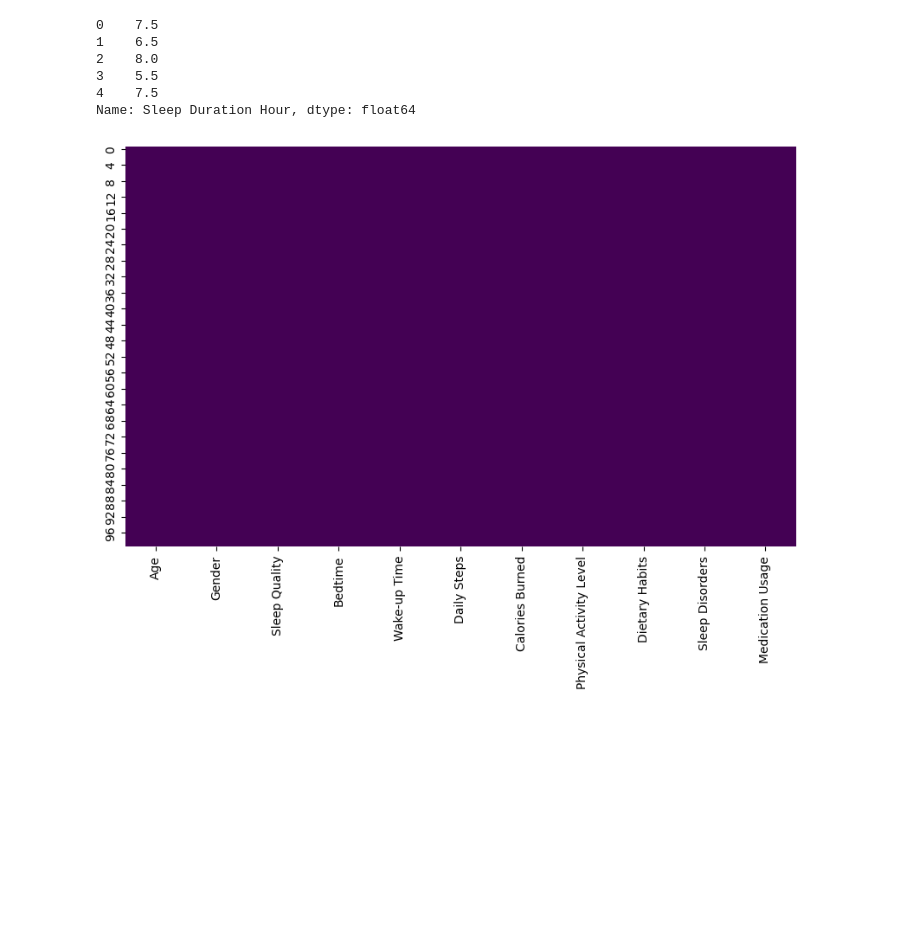
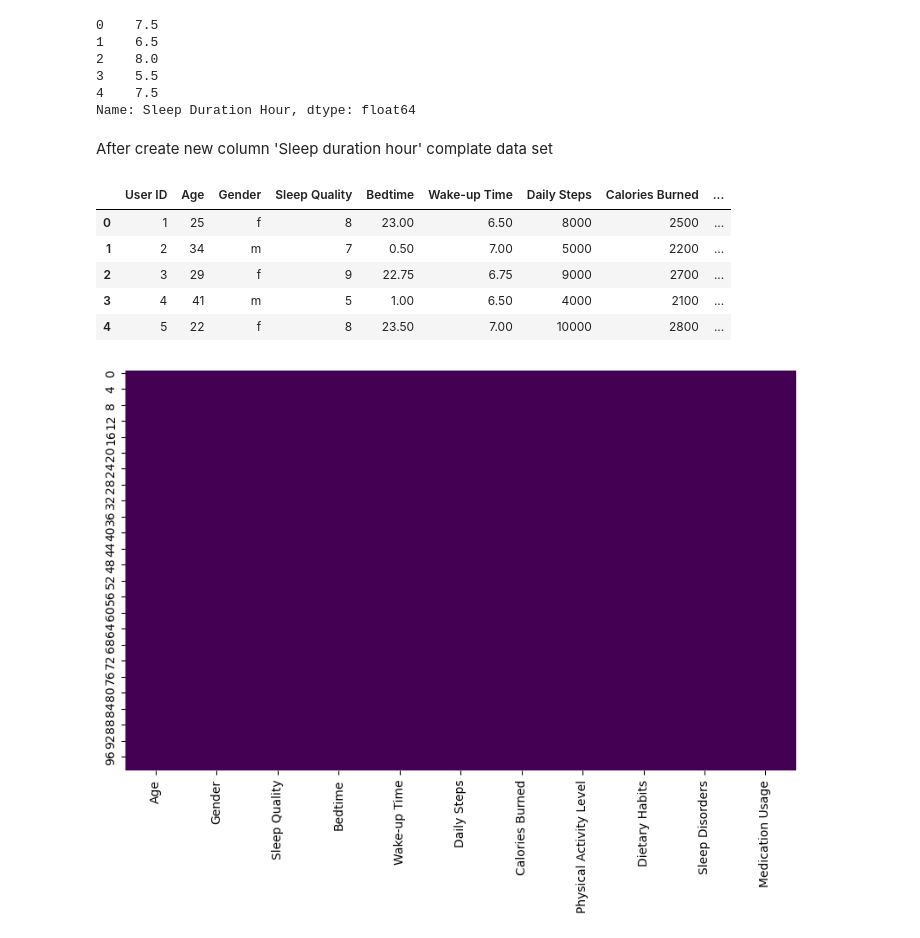
Before and after one commit to Laxman2024/Health-and-sleep-statistics, a Jupyter notebook: sleep.ipynb, the cells around one changed output. Saved outputs shown, nothing was run; the diff lists cells and outputs as text; code cells hidden in the pictures; blank space fills up the shorter version.

Commit message:
Added new column name in dataset

```diff
--- a/sleep.ipynb
+++ b/sleep.ipynb
@@ -309,6 +309,17 @@ print(data['Sleep Duration Hour'].head())
 3    5.5
 4    7.5
 Name: Sleep Duration Hour, dtype: float64
+# %% [markdown]
+After create new  column 'Sleep duration hour' complate data set
+# %%
+data.head()
+# %% [output]
+|  | User ID | Age | Gender | Sleep Quality | Bedtime | Wake-up Time | Daily Steps | Calories Burned | ... |
+| 0 | 1 | 25 | f | 8 | 23.00 | 6.50 | 8000 | 2500 | ... |
+| 1 | 2 | 34 | m | 7 | 0.50 | 7.00 | 5000 | 2200 | ... |
+| 2 | 3 | 29 | f | 9 | 22.75 | 6.75 | 9000 | 2700 | ... |
+| 3 | 4 | 41 | m | 5 | 1.00 | 6.50 | 4000 | 2100 | ... |
+| 4 | 5 | 22 | f | 8 | 23.50 | 7.00 | 10000 | 2800 | ... |
 # %%
 # Visualize missing values as a heatmap
 plt.figure(figsize=(10, 6))
```
